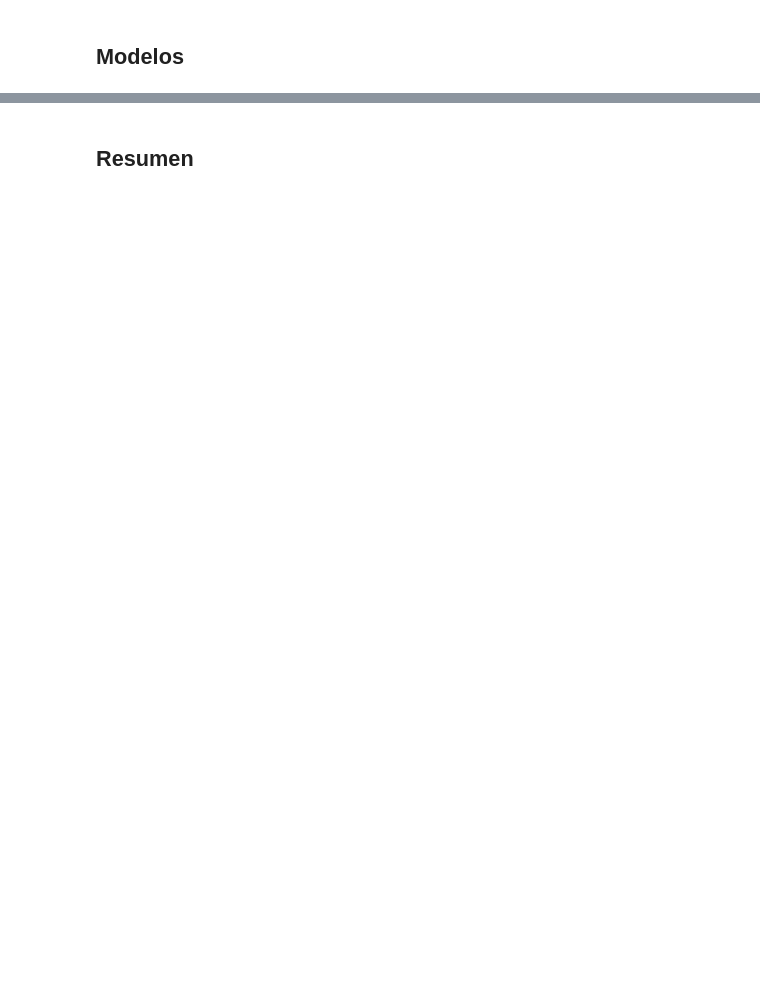
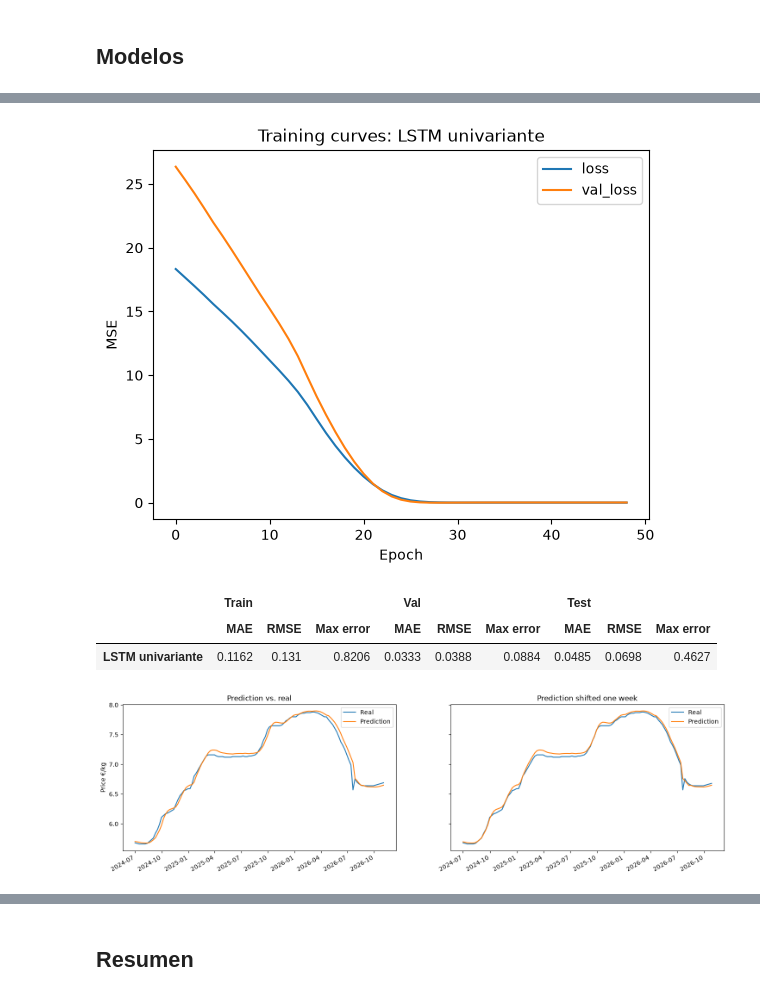
Before and after one commit to jsoriarom/lonja-time-series-prediction, a Jupyter notebook: src/notebooks/modeling.ipynb, the cells around one changed output, grey strips where cells are left out. Saved outputs shown, nothing was run; the diff lists cells and outputs as text; code cells hidden in the pictures; blank space fills up the shorter version.

```diff
--- a/src/notebooks/modeling.ipynb
+++ b/src/notebooks/modeling.ipynb
@@ -177,19 +217,0 @@ def plot_shifted(dates, y_true, y_pred):
-# %%
-def run(name: str, build_fun):
-    """Crea, entrena y evalúa un modelo. Guarda sus métrica en `results`."""
-    set_seed()
-    model = build_fun(x_train.shape[1:], y_train.shape[1])
-
-    start = time.perf_counter()
-    history = train(model, x_train, y_train, x_val, y_val)
-    print(f'Tiempo de entrenamiento: {time.perf_counter() - start:.2f} s')
-
-    pd.DataFrame(history).plot(xlabel='Epoch', ylabel='MSE', title=f'Training curves: {name}')
-    plt.show()
-
-    results[name] = evaluate(lambda x: predict(model, x), splits)
-    display(summary({name: results[name]}))
-
-    y_pred_test = predict(model, x_test)
-    plot_prediction(dates_test, y_test, y_pred_test, title=f'Test: {name}')
-    plot_shifted(dates_test, y_test, y_pred_test)
@@ -212,5 +288,3 @@ def build_lstm(input_shape: tuple[int, ...], output_dim: int) -> tf.keras.Model:
     model = tf.keras.models.Model(inputs=inputs, outputs=output)
     model.compile(optimizer=tf.keras.optimizers.AdamW(learning_rate=LEARNING_RATE), loss='mse')
     return model
-# %%
-run('LSTM', build_lstm)
@@ -225,0 +291,7 @@ Tiempo de entrenamiento: 10.12 s
+# %%
+x_uni = x[:, :, [target_idx]]
+
+set_seed()
+model = build_lstm(x_uni.shape[1:], y.shape[1])
+run('LSTM univariante', model, x_uni, y)
+# %% [output]
@@ -225,0 +300,5 @@ Tiempo de entrenamiento: 10.12 s
+[figure, added]
+|  | Train |  |  | Val |  |  | Test |  |  |
+|  | MAE | RMSE | Max error | MAE | RMSE | Max error | MAE | RMSE | Max error |
+| LSTM univariante | 0.1162 | 0.131 | 0.8206 | 0.0333 | 0.0388 | 0.0884 | 0.0485 | 0.0698 | 0.4627 |
+[figure, added]
```
Also changed, not shown: parts of 31 cells of this notebook.
